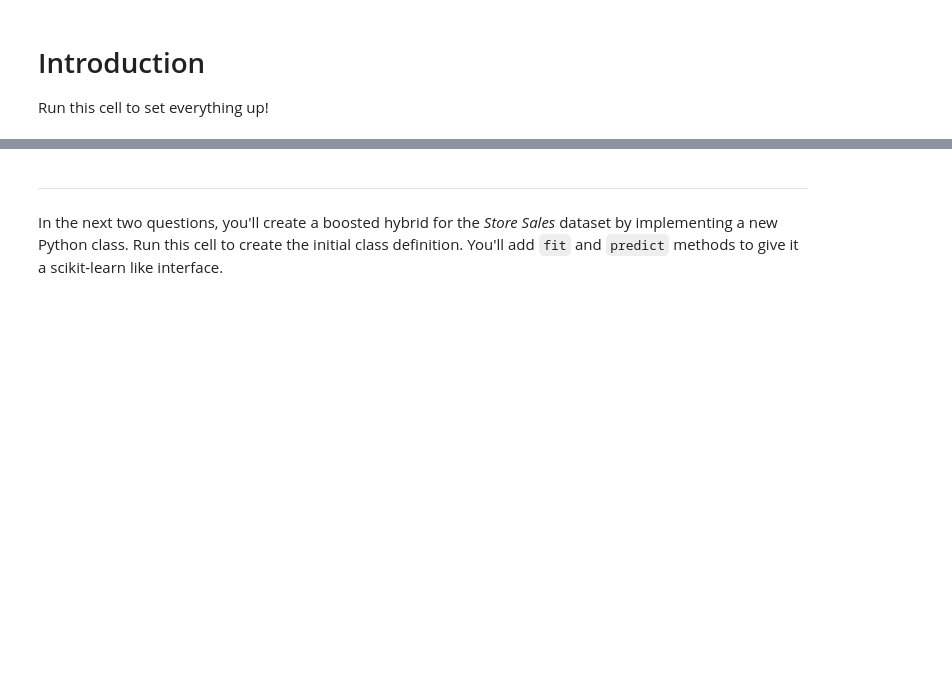
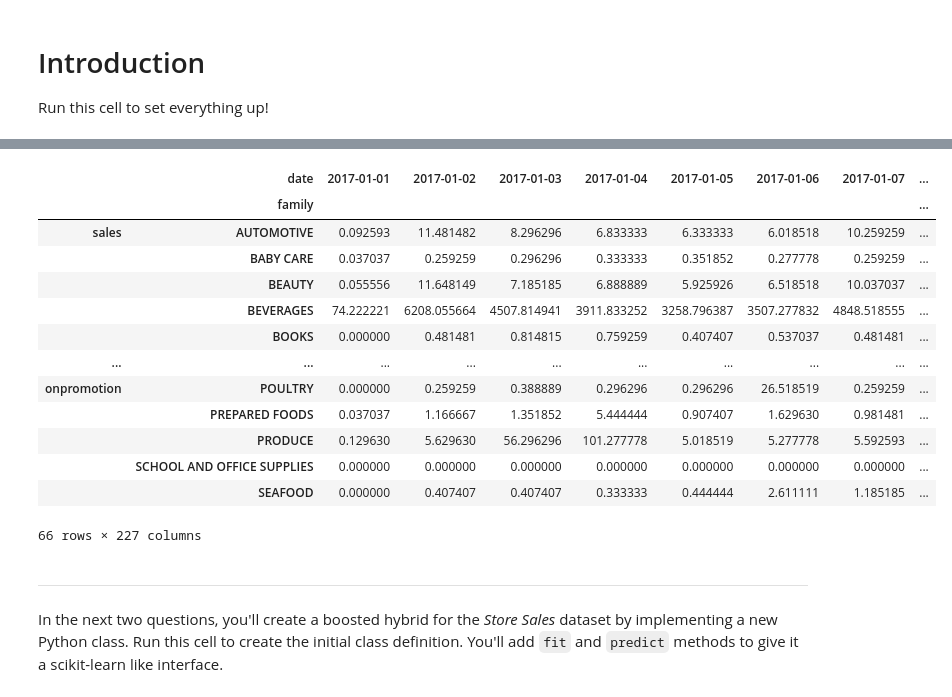
Before and after one commit to IvanTrujilloTrujillo/store_sales, a Jupyter notebook: exercise-hybrid-models.ipynb, the cells around one changed output, grey strips where cells are left out. Drawn from its saved outputs; the diff is of its cells as text; code cells hidden in the pictures; blank space fills up the shorter version.

```diff
--- a/exercise-hybrid-models.ipynb
+++ b/exercise-hybrid-models.ipynb
@@ -8,13 +8,9 @@
 Run this cell to set everything up!
 # %%
 # Setup feedback system
-from learntools.core import binder
-binder.bind(globals())
-from learntools.time_series.ex5 import *
 
 # Setup notebook
 from pathlib import Path
-from learntools.time_series.style import *  # plot style settings
 
 import matplotlib.pyplot as plt
 import pandas as pd
@@ -24,8 +20,7 @@ from statsmodels.tsa.deterministic import DeterministicProcess
 from xgboost import XGBRegressor
 
 
-comp_dir = Path('../input/store-sales-time-series-forecasting')
-data_dir = Path("../input/ts-course-data")
+comp_dir = Path('data')
 
 store_sales = pd.read_csv(
     comp_dir / 'train.csv',
@@ -51,3 +56,20 @@ family_sales = (
+# %%
+family_sales.T.head(66)
+# %% [output]
+|  | date | 2017-01-01 | 2017-01-02 | 2017-01-03 | 2017-01-04 | 2017-01-05 | 2017-01-06 | 2017-01-07 | ... |
+|  | family |  |  |  |  |  |  |  | ... |
+| sales | AUTOMOTIVE | 0.092593 | 11.481482 | 8.296296 | 6.833333 | 6.333333 | 6.018518 | 10.259259 | ... |
+|  | BABY CARE | 0.037037 | 0.259259 | 0.296296 | 0.333333 | 0.351852 | 0.277778 | 0.259259 | ... |
+|  | BEAUTY | 0.055556 | 11.648149 | 7.185185 | 6.888889 | 5.925926 | 6.518518 | 10.037037 | ... |
+|  | BEVERAGES | 74.222221 | 6208.055664 | 4507.814941 | 3911.833252 | 3258.796387 | 3507.277832 | 4848.518555 | ... |
+|  | BOOKS | 0.000000 | 0.481481 | 0.814815 | 0.759259 | 0.407407 | 0.537037 | 0.481481 | ... |
+| ... | ... | ... | ... | ... | ... | ... | ... | ... | ... |
+| onpromotion | POULTRY | 0.000000 | 0.259259 | 0.388889 | 0.296296 | 0.296296 | 26.518519 | 0.259259 | ... |
+|  | PREPARED FOODS | 0.037037 | 1.166667 | 1.351852 | 5.444444 | 0.907407 | 1.629630 | 0.981481 | ... |
+|  | PRODUCE | 0.129630 | 5.629630 | 56.296296 | 101.277778 | 5.018519 | 5.277778 | 5.592593 | ... |
+|  | SCHOOL AND OFFICE SUPPLIES | 0.000000 | 0.000000 | 0.000000 | 0.000000 | 0.000000 | 0.000000 | 0.000000 | ... |
+|  | SEAFOOD | 0.000000 | 0.407407 | 0.407407 | 0.333333 | 0.444444 | 2.611111 | 1.185185 | ... |
+66 rows × 227 columns
 # %% [markdown]
 -------------------------------------------------------------------------------
 
```
Also changed, not shown: parts of 4 cells of this notebook, 1 other file.
